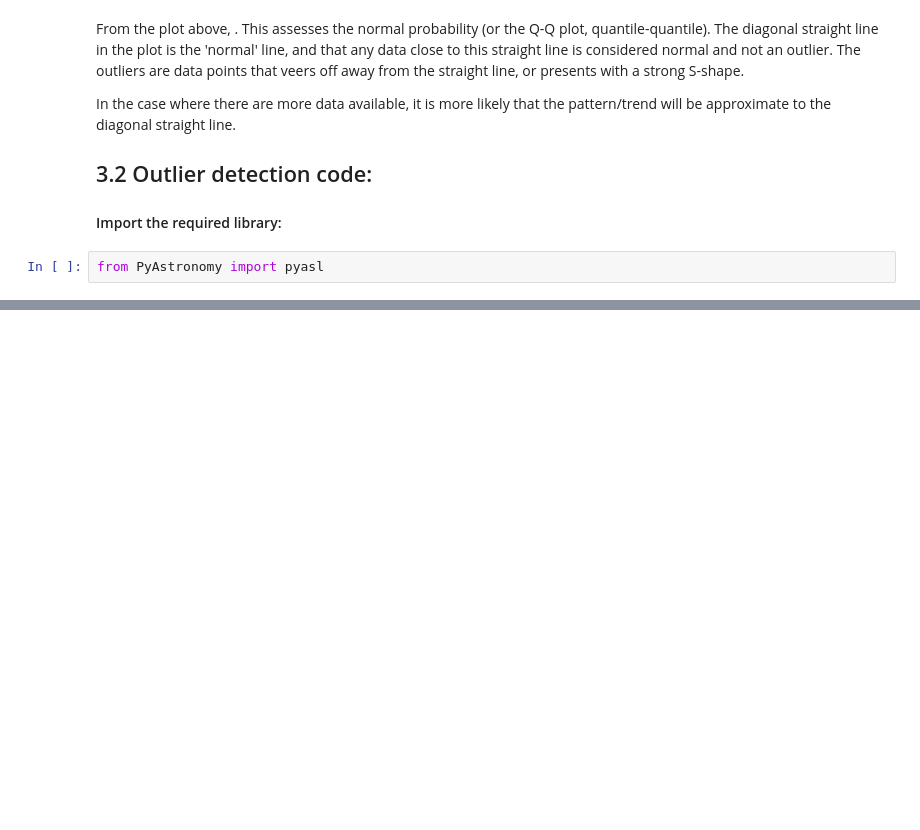
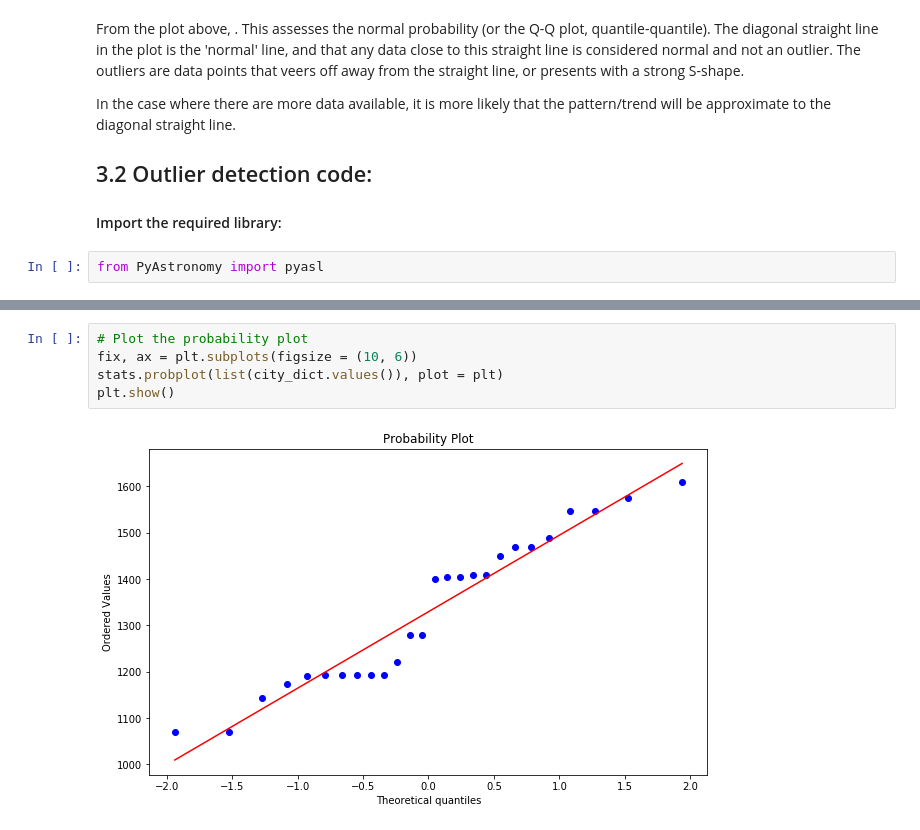
Before and after one commit to ylee9107/MLApp_CheapFlights, a Jupyter notebook: MLApp_cheapFlights.ipynb, the cells around one changed output, grey strips where cells are left out. Cells and saved outputs as stored; diff of their text form; blank space fills up the shorter version.

```diff
--- a/MLApp_cheapFlights.ipynb
+++ b/MLApp_cheapFlights.ipynb
@@ -413,0 +604,7 @@ for i in range(r[0]):
+# %%
+# Plot the probability plot
+fix, ax = plt.subplots(figsize = (10, 6))
+stats.probplot(list(city_dict.values()), plot = plt)
+plt.show()
+# %% [output]
+[figure, added]
```
Also changed, not shown: parts of 29 cells of this notebook.
